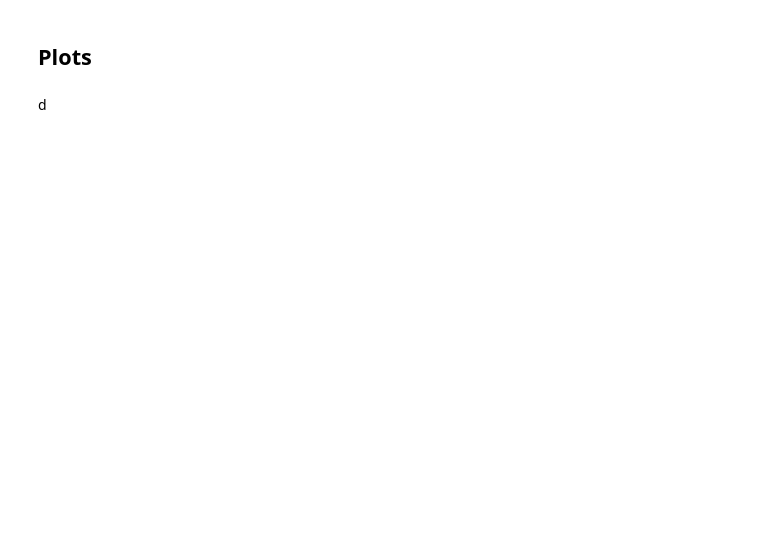
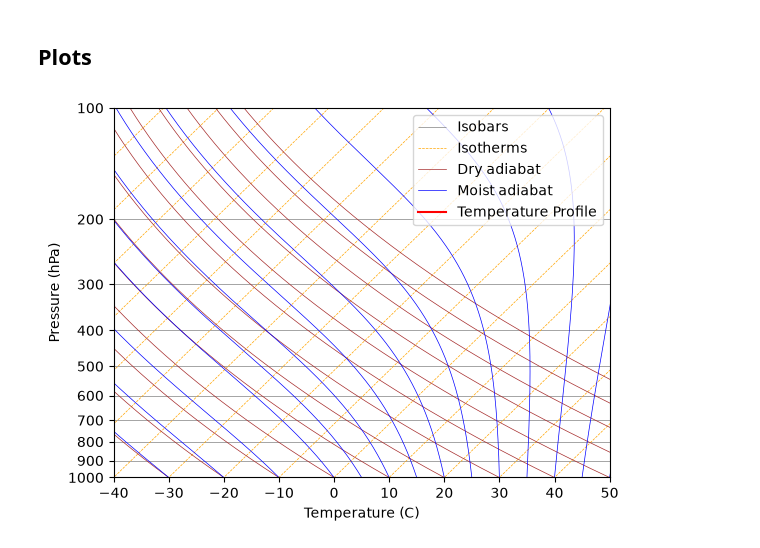
Before and after one commit to NCBreaux/METR5003, a Jupyter notebook: Lab4_rce_model.ipynb, the cells around one changed output. Drawn from its saved outputs; the diff is of its cells as text; code cells hidden in the pictures; blank space fills up the shorter version.

```diff
--- a/Lab4_rce_model.ipynb
+++ b/Lab4_rce_model.ipynb
@@ -8,0 +7,15 @@ import numpy as np
+# %%
+import numpy as np
+# Force reload in case of updates to plot_skewt.py
+
+import importlib
+import sys
+from importlib.util import spec_from_file_location, module_from_spec
+from pathlib import Path
+
+spec = spec_from_file_location("plot_skewt", Path("plot_skewt.py"))
+module_plot_skewt = module_from_spec(spec)
+sys.modules[spec.name] = module_plot_skewt
+spec.loader.exec_module(module_plot_skewt)
+
+importlib.reload(module_plot_skewt)
@@ -45,6 +60,7 @@ relh0 = 0.8                     # assumed constant relative humidity for moist c
 tau0 = 4.0                      # optical thickness at surface (tau(p_surf) = tau0)
 tau_n = 2.0                     # exponent for tau(p) = tau0 * (p/p0)^n
 mu_bar = 0.6                    # diffusivity factor for conversion from I to F
+D = 1/mu_bar
 # %% [markdown]
 #### Helper functions
 # %% [markdown]
@@ -152,7 +175,7 @@ def longwave_fluxes_and_heating(T_surf, T):
 # %% [markdown]
 ##### Convective adjustment
 # %%
-def convective_adjustment(T):
+def convective_adjustment(T, grid):
     """
     Adjust temperature profile for convective instability. The approach is to compare
     the T-change between adjacent layers, and if that lapse rate exceeds the dry or
@@ -165,13 +188,18 @@ def convective_adjustment(T):
     but you can try other values.
 
     """
+    sigma = np.zeros(Nz-1)
+    for i in range(Nz-1):
+        sigma[i] = T[i] * ((p_surf/grid['p_mid'][i])**(Rd/cp))
     max_sweeps = 10
     for sweep in range(max_sweeps):
         changed = False
-        for k in range(Nz-1):
-            if T[k] - T[k+1] > 10: #add height dependency
-                T[k] -= .5
-                T[k+1] += .5
+        for i in range(Nz-2):
+            if sigma[i] > sigma[i+1]:
+                mean_sig = np.mean([sigma[i], sigma[i+1]])
+                T[i] = mean_sig/((p_surf/grid['p_mid'][i])**(Rd/cp))
+                T[i+1] = mean_sig/((p_surf/grid['p_mid'][i])**(Rd/cp))
+                changed = True
         # If no mixing occurred, end convective sweeps
         if not changed:
             break
@@ -231,7 +259,7 @@ def run_rce_model(grid, convective_mode):
         T_prior = T.copy()
 
         # Radiative solver, gives up and down for each edge
-        F_down, F_up = longwave_fluxes_and_heating(T_surf, T)
+        F_down, F_up = longwave_fluxes_and_heating(T, grid)
 
         # Radiative heating rate (K/s) from net flux
         for i, temp in enumerate(T):
@@ -255,7 +283,7 @@ def run_rce_model(grid, convective_mode):
 
         if convective_mode != "radiative":
 
-            T = convective_adjustment(T)
+            T = convective_adjustment(T, grid)
 
             # After convective mixing completes, calculate convective heating tendency
             # as difference from pre-convective state
@@ -295,7 +323,8 @@ def run_rce_model(grid, convective_mode):
             save_profiles_step(history, T, F_up, F_down, dTdt_rad, dTdt_conv)
 
         # Check for equilibrium; break loop if reached
-        ''' I'M STUFF '''
+        if TOA_net == 0:
+            break
 
     return history
 # %% [markdown]
@@ -358,4 +393,6 @@ NaN detected — stopping: it    61 maxdT=nan K
 # %% [markdown]
 ## Plots
-# %% [markdown]
-d
+# %%
+module_plot_skewt.plot_skewt(history_save['dry']['T'][1]-273.15, [], grid['p_mid']/100)
+# %% [output]
+[figure, added]
```
Also changed, not shown: parts of 5 cells of this notebook, 1 other file.
